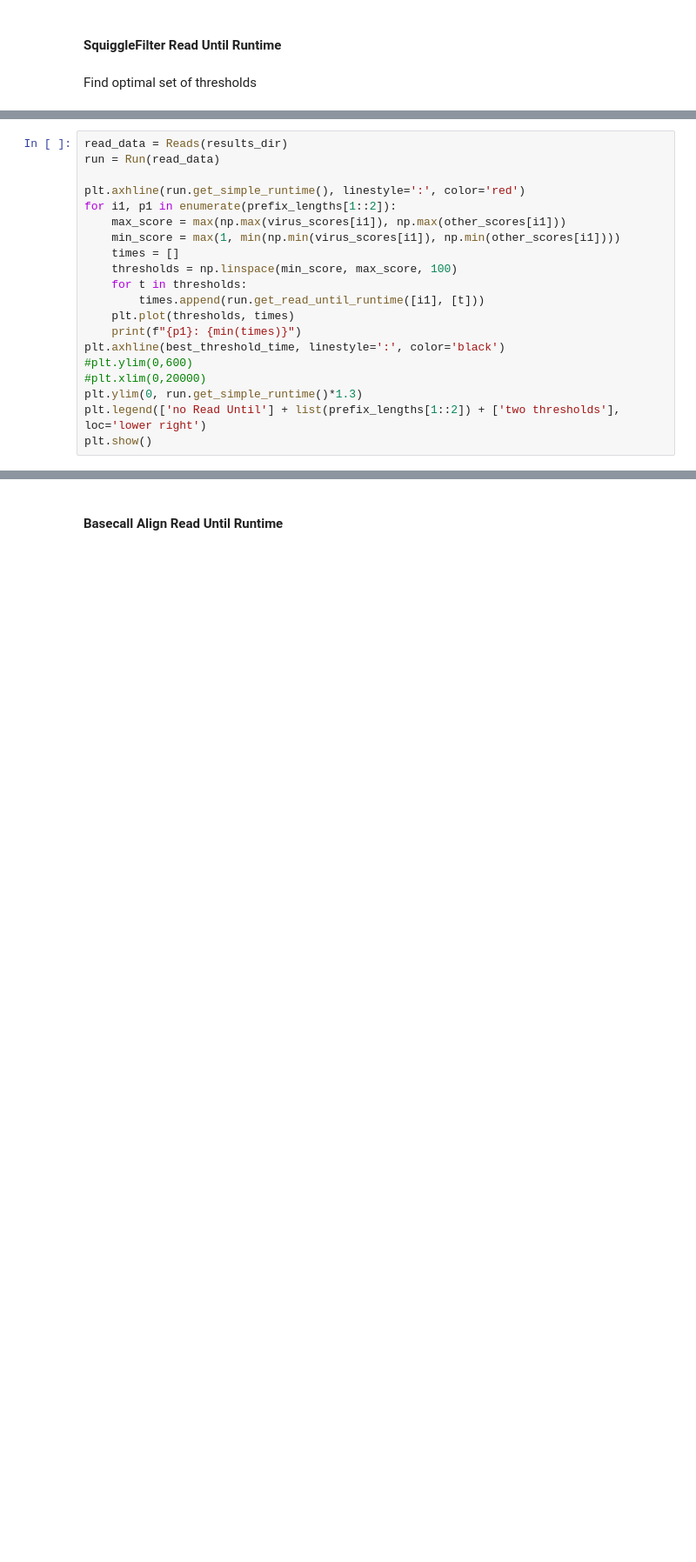
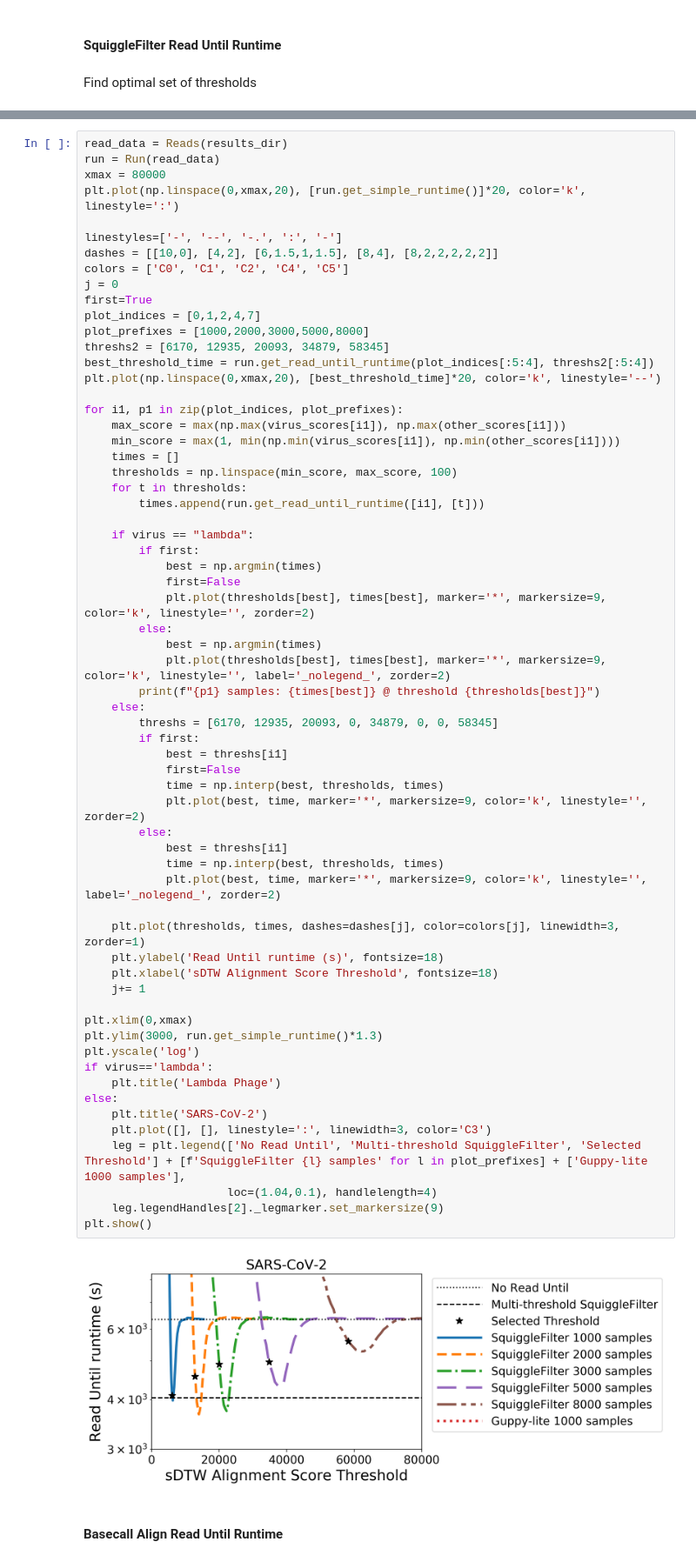
Before and after one commit to TimD1/SquiggleFilter, a Jupyter notebook: scripts/dtw.ipynb, the cells around one changed output, grey strips where cells are left out. Shown at 87% size. Drawn from its saved outputs; the diff is of its cells as text; blank space fills up the shorter version.

```diff
--- a/scripts/dtw.ipynb
+++ b/scripts/dtw.ipynb
@@ -865,20 +890,0 @@ for i, t in zip(best_threshold_indices, best_threshold_values):
-# %%
-read_data = Reads(results_dir)
-run = Run(read_data)
-
-plt.axhline(run.get_simple_runtime(), linestyle=':', color='red')
-for i1, p1 in enumerate(prefix_lengths[1::2]):
-    max_score = max(np.max(virus_scores[i1]), np.max(other_scores[i1]))
-    min_score = max(1, min(np.min(virus_scores[i1]), np.min(other_scores[i1])))
-    times = []
-    thresholds = np.linspace(min_score, max_score, 100)
-    for t in thresholds:
-        times.append(run.get_read_until_runtime([i1], [t]))
-    plt.plot(thresholds, times)
-    print(f"{p1}: {min(times)}")
-plt.axhline(best_threshold_time, linestyle=':', color='black')
-#plt.ylim(0,600)
-#plt.xlim(0,20000)
-plt.ylim(0, run.get_simple_runtime()*1.3)
-plt.legend(['no Read Until'] + list(prefix_lengths[1::2]) + ['two thresholds'], loc='lower right')
-plt.show()
@@ -885,3 +895,68 @@ plt.show()
+# %%
+read_data = Reads(results_dir)
+run = Run(read_data)
+xmax = 80000
+plt.plot(np.linspace(0,xmax,20), [run.get_simple_runtime()]*20, color='k', linestyle=':')
+
+linestyles=['-', '--', '-.', ':', '-']
+dashes = [[10,0], [4,2], [6,1.5,1,1.5], [8,4], [8,2,2,2,2,2]]
+colors = ['C0', 'C1', 'C2', 'C4', 'C5']
+j = 0
+first=True
+plot_indices = [0,1,2,4,7]
+plot_prefixes = [1000,2000,3000,5000,8000]
+threshs2 = [6170, 12935, 20093, 34879, 58345]
+best_threshold_time = run.get_read_until_runtime(plot_indices[:5:4], threshs2[:5:4])
+plt.plot(np.linspace(0,xmax,20), [best_threshold_time]*20, color='k', linestyle='--')
+
+for i1, p1 in zip(plot_indices, plot_prefixes):
+    max_score = max(np.max(virus_scores[i1]), np.max(other_scores[i1]))
+    min_score = max(1, min(np.min(virus_scores[i1]), np.min(other_scores[i1])))
+    times = []
+    thresholds = np.linspace(min_score, max_score, 100)
+    for t in thresholds:
+        times.append(run.get_read_until_runtime([i1], [t]))
+
+    if virus == "lambda":
+        if first:
+            best = np.argmin(times)
+            first=False
+            plt.plot(thresholds[best], times[best], marker='*', markersize=9, color='k', linestyle='', zorder=2)
+        else:
+            best = np.argmin(times)
+            plt.plot(thresholds[best], times[best], marker='*', markersize=9, color='k', linestyle='', label='_nolegend_', zorder=2)
+        print(f"{p1} samples: {times[best]} @ threshold {thresholds[best]}")
+    else:
+        threshs = [6170, 12935, 20093, 0, 34879, 0, 0, 58345]
+        if first:
+            best = threshs[i1]
+            first=False
+            time = np.interp(best, thresholds, times)
+            plt.plot(best, time, marker='*', markersize=9, color='k', linestyle='', zorder=2)
+        else:
+            best = threshs[i1]
+            time = np.interp(best, thresholds, times)
+            plt.plot(best, time, marker='*', markersize=9, color='k', linestyle='', label='_nolegend_', zorder=2)
+
+    plt.plot(thresholds, times, dashes=dashes[j], color=colors[j], linewidth=3, zorder=1)
+    plt.ylabel('Read Until runtime (s)', fontsize=18)
+    plt.xlabel('sDTW Alignment Score Threshold', fontsize=18)
+    j+= 1
+
+plt.xlim(0,xmax)
+plt.ylim(3000, run.get_simple_runtime()*1.3)
+plt.yscale('log')
+if virus=='lambda':
+    plt.title('Lambda Phage')
+else:
+    plt.title('SARS-CoV-2')
+    plt.plot([], [], linestyle=':', linewidth=3, color='C3')
+    leg = plt.legend(['No Read Until', 'Multi-threshold SquiggleFilter', 'Selected Threshold'] + [f'SquiggleFilter {l} samples' for l in plot_prefixes] + ['Guppy-lite 1000 samples'],
+                     loc=(1.04,0.1), handlelength=4)
+    leg.legendHandles[2]._legmarker.set_markersize(9)
+plt.show()
+# %% [output]
+[figure, added]
 # %% [markdown]
 #### Basecall Align Read Until Runtime
 # %%
```
Also changed, not shown: parts of 31 cells of this notebook.
